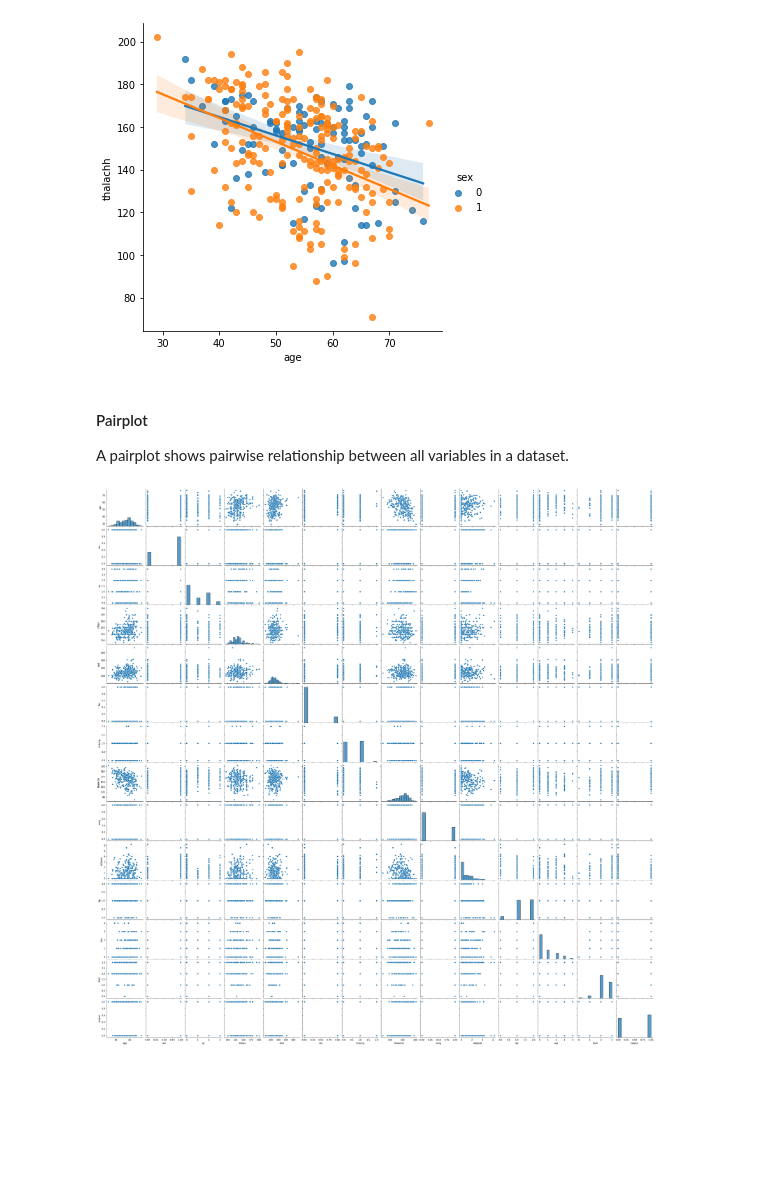
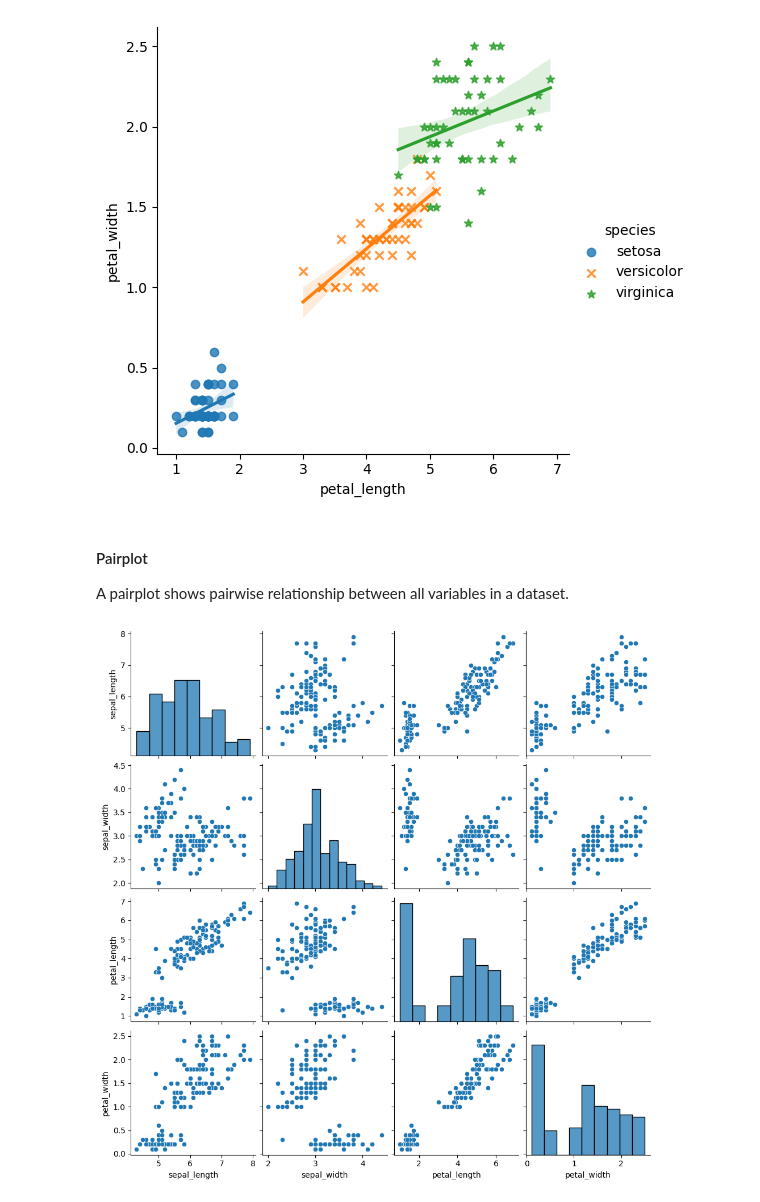
Before and after one commit to AlishaAng/EDA, a Jupyter notebook: Correlations.ipynb, the cells around one changed output. Cells and saved outputs as stored; diff of their text form; code cells hidden in the pictures; blank space fills up the shorter version.

```diff
--- a/Correlations.ipynb
+++ b/Correlations.ipynb
@@ -13,0 +6,2 @@ Index(['age', 'sex', 'cp', 'trtbps', 'chol', 'fbs', 'restecg', 'thalachh',
+# %%
+df = sns.load_dataset("iris")
@@ -46,7 +57,7 @@ plt.show()
 # %%
-sns.lmplot(x="age", y="thalachh", data=df, hue='sex');
+sns.lmplot(x="petal_length", y="petal_width", data=df, hue='species', markers=["o", "x", "*"]);
 # %% [output]
-[figure, old version]
+[figure, new version]
 # %% [markdown]
 #### Pairplot
 A pairplot shows pairwise relationship between all variables in a dataset.
@@ -54,4 +65,4 @@ A pairplot shows pairwise relationship between all variables in a dataset.
 sns.pairplot(df)
 plt.show()
 # %% [output]
-[figure, old version]
+[figure, new version]
```
Also changed, not shown: parts of 10 cells of this notebook.
